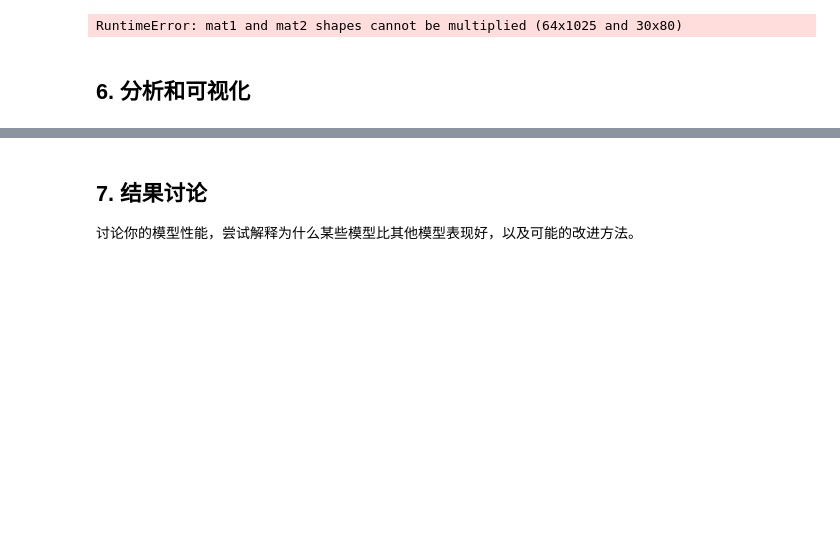
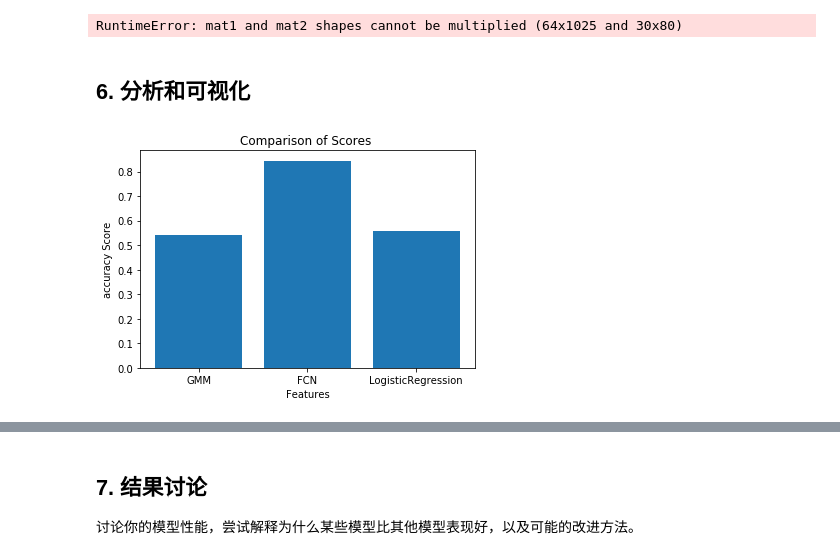
Before and after one commit to xubinrui/ASR-group, a Jupyter notebook: experiment_2/experiment_2.ipynb, the cells around one changed output, grey strips where cells are left out. Drawn from its saved outputs; the diff is of its cells as text; code cells hidden in the pictures; blank space fills up the shorter version.

```diff
--- a/experiment_2/experiment_2.ipynb
+++ b/experiment_2/experiment_2.ipynb
@@ -369,9 +369,9 @@ test_predictions_mfcc = predict(test_mfcc, gmm_models_mfcc)
 print("预测完成!")
 
 # 计算准确率
-accuracy_mfcc = accuracy_score(test_labels, test_predictions_mfcc)
+accuracy_gmm_mfcc = accuracy_score(test_labels, test_predictions_mfcc)
 # accuracy_spectrogram = accuracy_score(test_labels, test_predictions_spectrogram)
-print(f"准确率: {accuracy_mfcc:.2f}")
+print(f"准确率: {accuracy_gmm_mfcc:.2f}")
 # print(f"准确率: {accuracy_spectrogram:.2f}")
 # %% [output]
 正在进行预测...
@@ -470,7 +470,7 @@ optimizer = optim.Adam(model.parameters(), lr=0.001)
 
 model=train(10,train_loader,optimizer,criterion)
 print('在训练集上的表现')
-accuracy_train=test(model,train_loader)
+accuracy_fullyconnected_mfcc_train=test(model,train_loader)
 print('在测试集上的表现')
-accuracy_test=test(model,test_loader)
+accuracy_fullyconnected_mfcc_test=test(model,test_loader)
 # %% [output]
@@ -775,6 +776,19 @@ Please also refer to the documentation for alternative solver options:
 RuntimeError: mat1 and mat2 shapes cannot be multiplied (64x1025 and 30x80)
 # %% [markdown]
 ##  6. 分析和可视化
+# %%
+import matplotlib.pyplot as plt
+features = ['GMM', 'FCN','LogisticRegression']
+scores = [accuracy_gmm_mfcc, accuracy_fullyconnected_mfcc_test,accuracy_mfcc_LogisticRegression]
+
+# 绘制柱状图
+plt.bar(features, scores)
+plt.xlabel('Features')
+plt.ylabel('accuracy Score')
+plt.title('Comparison of Scores ')
+plt.show()
+# %% [output]
+[figure, added]
 # %%
 ## 请使用matplotlib等可视化库对你的实验结果进行可视化分析。
 ## 包括但不限于准确率的对比、错误分类的分析、特征的影响等。
```
Also changed, not shown: parts of 9 cells of this notebook.
